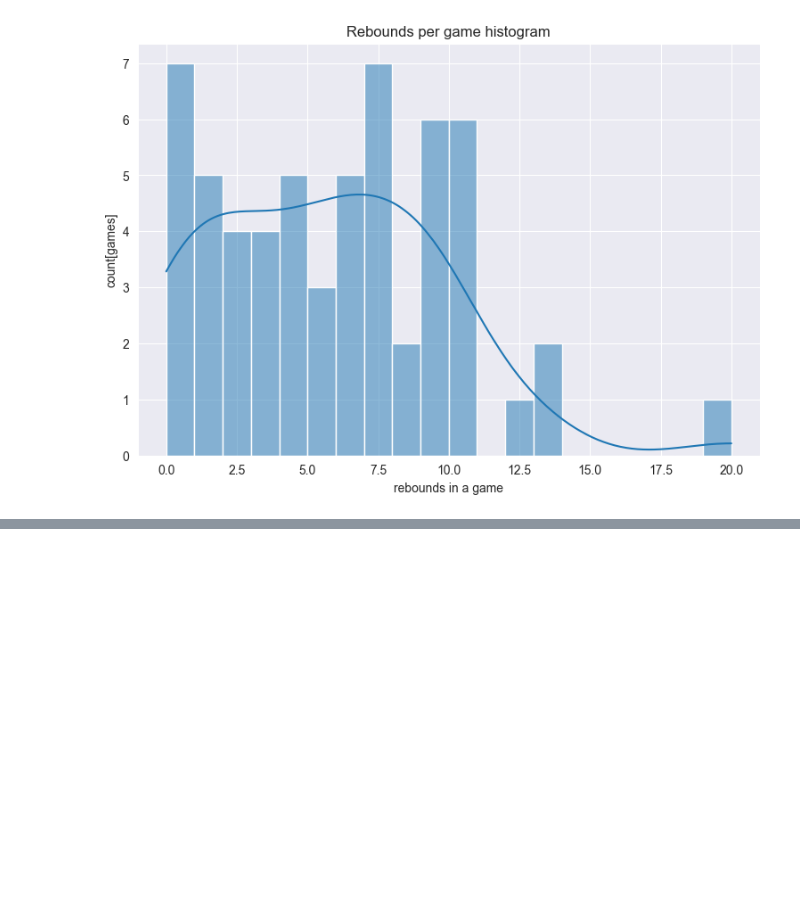
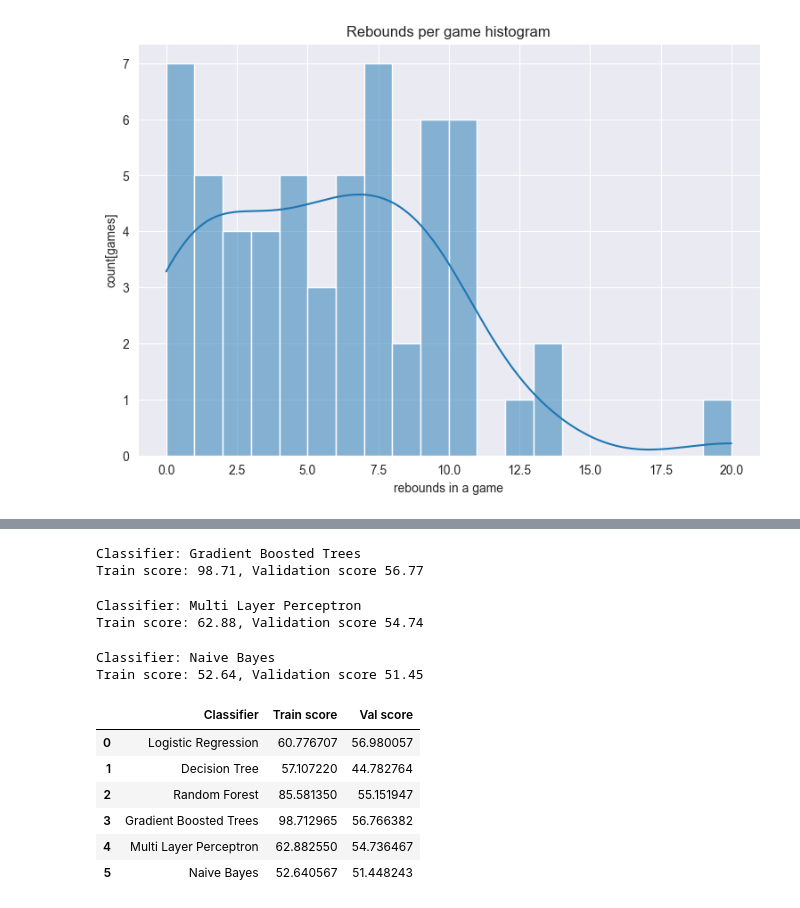
Before and after one commit to ShiriGilboa/BigDataProject, a Jupyter notebook: Data analysis/Big_data_Final_project_analysis.ipynb, the cells around one changed output, grey strips where cells are left out. Saved outputs shown, nothing was run; the diff lists cells and outputs as text; code cells hidden in the pictures; blank space fills up the shorter version.

```diff
--- a/Data analysis/Big_data_Final_project_analysis.ipynb
+++ b/Data analysis/Big_data_Final_project_analysis.ipynb
@@ -1008,0 +1278,6 @@ plt.show(fig);
+# %%
+results_df = pd.DataFrame()
+# %%
+# In use for all models
+binary_eval = BinaryClassificationEvaluator(labelCol='HomeTeamWin')
+evaluator = BinaryClassificationEvaluator()
@@ -1008,0 +1341,67 @@ plt.show(fig);
+# %%
+from pyspark.ml.classification import GBTClassifier
+
+gbt = GBTClassifier(featuresCol = 'scaledFeatures', labelCol = 'HomeTeamWin')
+
+GBT_model = gbt.fit(train_data)
+
+lr_preds = GBT_model.transform(train_data)
+
+train_score = binary_eval.evaluate(lr_preds)
+
+lr_preds = GBT_model.transform(val_data)
+
+val_score = binary_eval.evaluate(lr_preds)
+
+results_df = print_result('Gradient Boosted Trees',[train_score, val_score],results_df)
+# %% [output]
+Classifier: Gradient Boosted Trees
+Train score: 98.71, Validation score 56.77
+# %%
+from pyspark.ml.classification import MultilayerPerceptronClassifier
+
+perceptron = MultilayerPerceptronClassifier(featuresCol = 'scaledFeatures', labelCol = 'HomeTeamWin', layers=[len(training_columns), 4, 2])
+
+MLP_model = perceptron.fit(train_data)
+
+lr_preds = MLP_model.transform(train_data)
+
+train_score = binary_eval.evaluate(lr_preds)
+
+lr_preds = MLP_model.transform(val_data)
+
+val_score = binary_eval.evaluate(lr_preds)
+
+results_df = print_result('Multi Layer Perceptron',[train_score, val_score],results_df)
+# %% [output]
+Classifier: Multi Layer Perceptron
+Train score: 62.88, Validation score 54.74
+# %%
+from pyspark.ml.classification import NaiveBayes
+
+naive_bayes = NaiveBayes(featuresCol = 'scaledFeatures', labelCol = 'HomeTeamWin')
+
+NB_model = naive_bayes.fit(train_data)
+
+lr_preds = NB_model.transform(train_data)
+
+train_score = binary_eval.evaluate(lr_preds)
+
+lr_preds = NB_model.transform(val_data)
+
+val_score = binary_eval.evaluate(lr_preds)
+
+results_df = print_result('Naive Bayes',[train_score, val_score],results_df)
+# %% [output]
+Classifier: Naive Bayes
+Train score: 52.64, Validation score 51.45
+# %%
+results_df
+# %% [output]
+|  | Classifier | Train score | Val score |
+| 0 | Logistic Regression | 60.776707 | 56.980057 |
+| 1 | Decision Tree | 57.107220 | 44.782764 |
+| 2 | Random Forest | 85.581350 | 55.151947 |
+| 3 | Gradient Boosted Trees | 98.712965 | 56.766382 |
+| 4 | Multi Layer Perceptron | 62.882550 | 54.736467 |
+| 5 | Naive Bayes | 52.640567 | 51.448243 |
```
Also changed, not shown: parts of 33 cells of this notebook.
